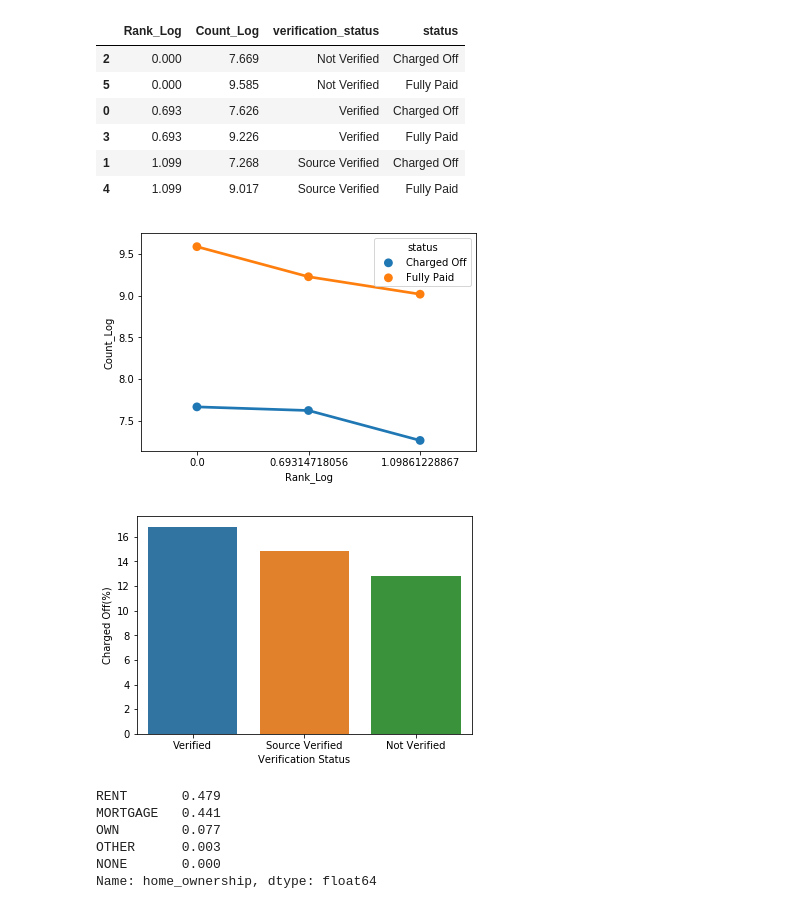
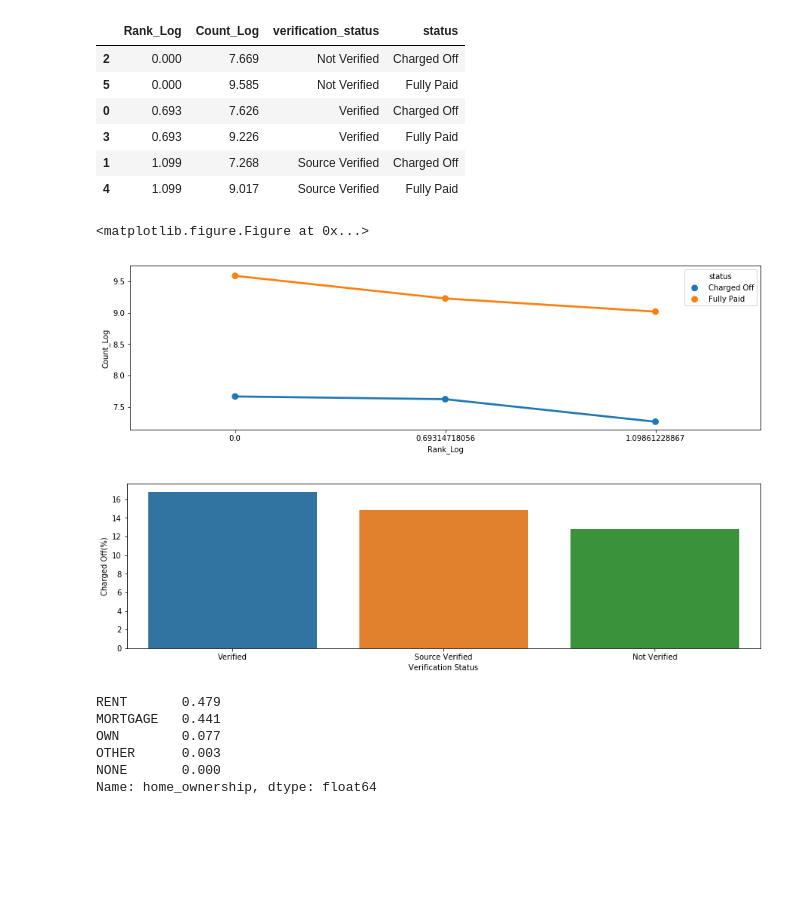
Before and after one commit to rahul-91/gramener-case-study, a Jupyter notebook: Achyut-Master.ipynb, the cells around one changed output. Drawn from its saved outputs; the diff is of its cells as text; code cells hidden in the pictures; blank space fills up the shorter version.

Commit message:
Graphs added

```diff
--- a/Achyut-Master.ipynb
+++ b/Achyut-Master.ipynb
@@ -285,8 +285,8 @@ verification_status_analysis
 | 1 | Source Verified | 1434 | 8243 | 9677 | 14.819 | 85.181 |
 | 0 | Not Verified | 2142 | 14552 | 16694 | 12.831 | 87.169 |
 # %%
-df = power_law_df(verification_status_analysis, 'verification_status')
-df.sort_values(by='Rank_Log')
+df_p = power_law_df(verification_status_analysis, 'verification_status')
+df_p.sort_values(by='Rank_Log')
 # %% [output]
 |  | Rank_Log | Count_Log | verification_status | status |
 | 2 | 0.000 | 7.669 | Not Verified | Charged Off |
@@ -296,16 +296,19 @@ df.sort_values(by='Rank_Log')
 | 1 | 1.099 | 7.268 | Source Verified | Charged Off |
 | 4 | 1.099 | 9.017 | Source Verified | Fully Paid |
 # %%
-sns.pointplot(x="Rank_Log", y="Count_Log", hue="status", data=df.loc[:,['Rank_Log', 'Count_Log', 'status']])
+plt.figure(figsize=(15,4))
+sns.pointplot(x="Rank_Log", y="Count_Log", hue="status", data=df_p.loc[:,['Rank_Log', 'Count_Log', 'status']])
 plt.show()
 # %% [output]
+<matplotlib.figure.Figure at 0x...>
-[figure, old version]
+[figure, new version]
 # %%
+plt.figure(figsize=(15,4))
 sns.barplot(x="verification_status", y="Charged_Off_Percent", data=verification_status_analysis)\
     .set(ylabel='Charged Off(%)', xlabel='Verification Status')
 plt.show()
 # %% [output]
-[figure, old version]
+[figure, new version]
 # %%
 loans_frame['home_ownership'].value_counts(normalize=True)
 # %% [output]
```
Also changed, not shown: parts of 29 cells of this notebook.
